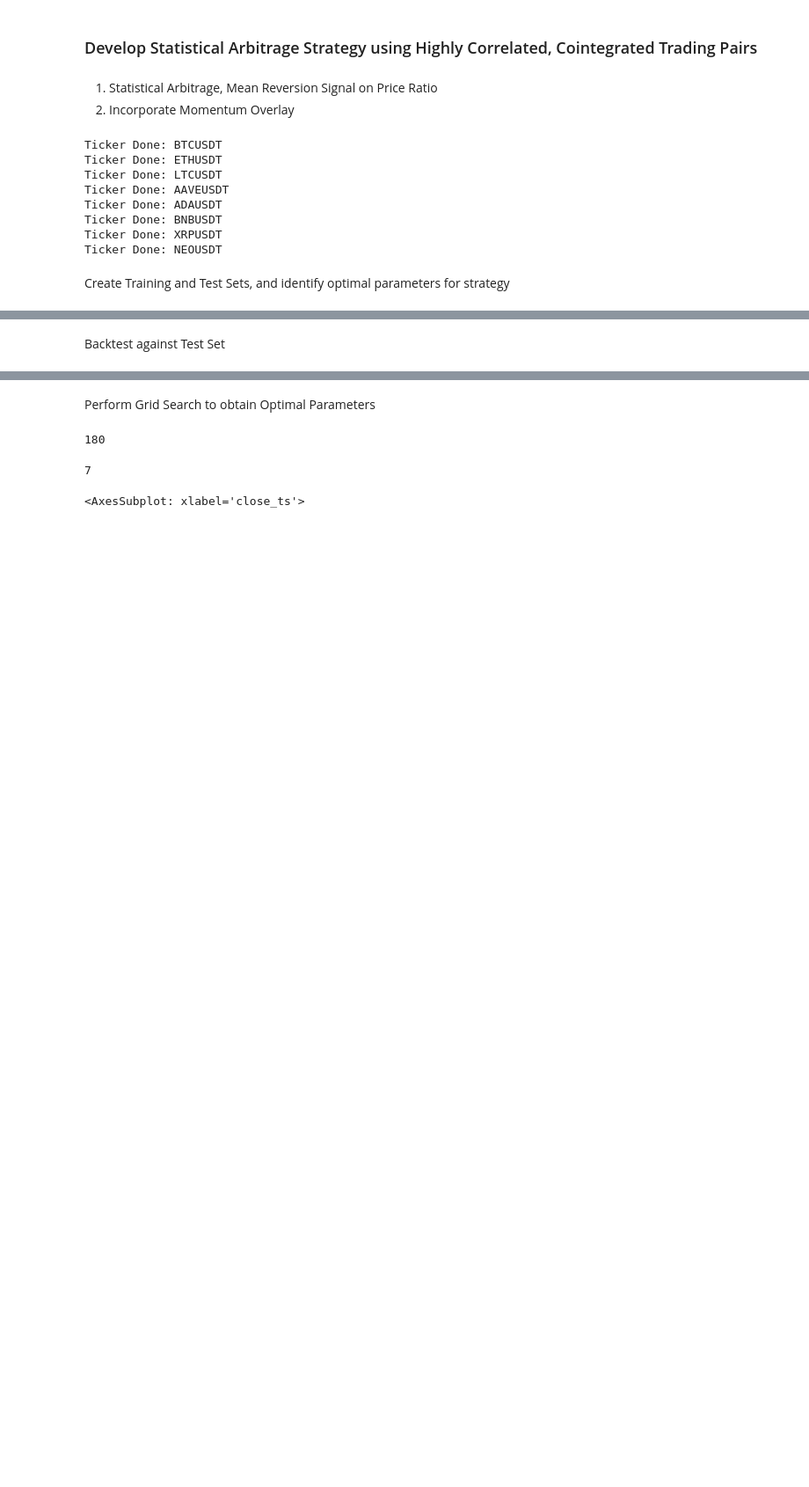
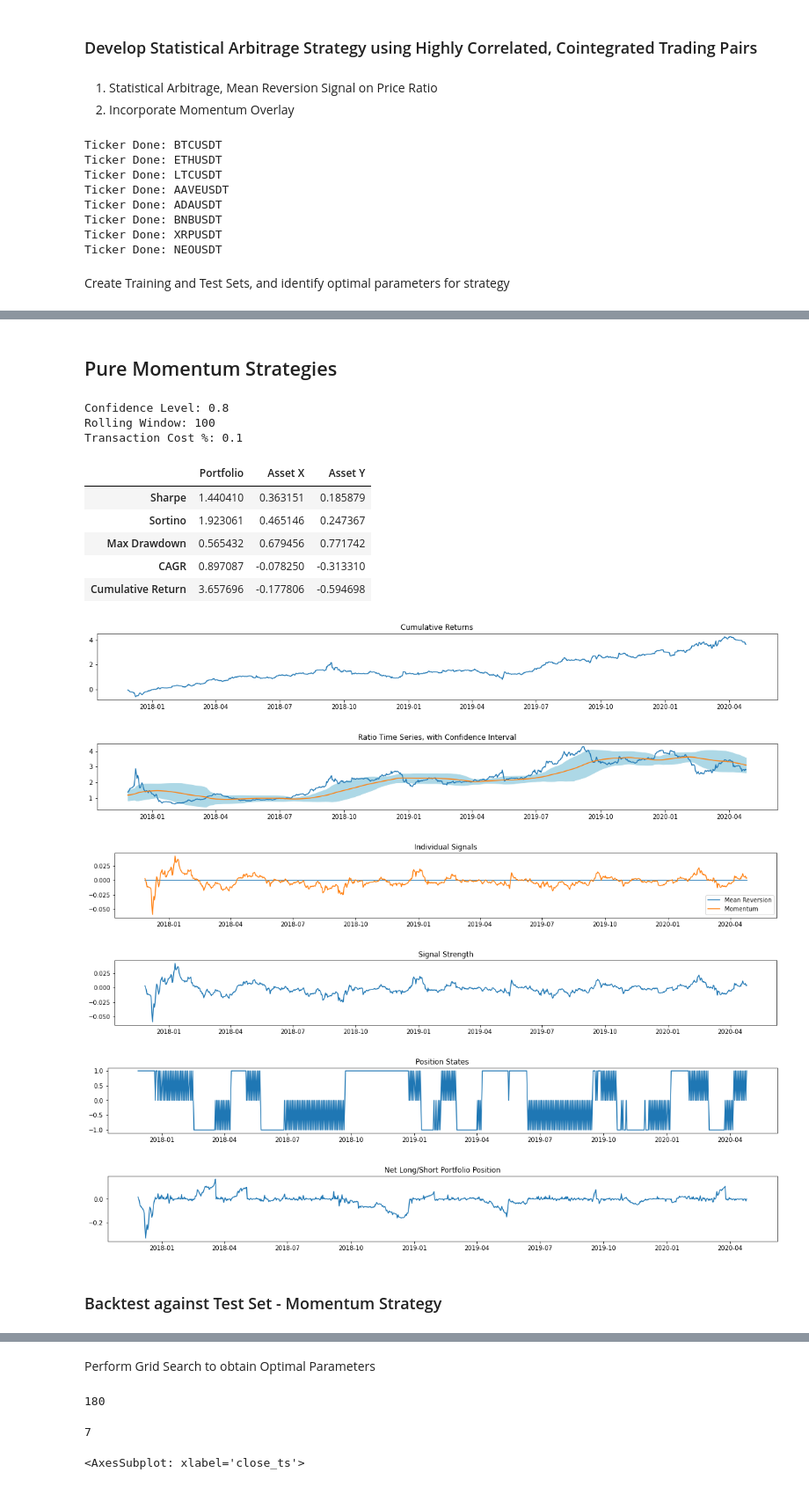
Before and after one commit to kahhongt/QRModules, a Jupyter notebook: StatArb 2 V3.ipynb, the cells around one changed output, grey strips where cells are left out. Shown at 88% size. Drawn from its saved outputs; the diff is of its cells as text; code cells hidden in the pictures; blank space fills up the shorter version.

```diff
--- a/StatArb 2 V3.ipynb
+++ b/StatArb 2 V3.ipynb
@@ -105,5 +135,57 @@ Transaction Cost %: 0.1
+# %% [markdown]
+## Pure Momentum Strategies
+# %%
+confidence = 0.8  # confidence interval, meaning threshold is anything outside of
+window = int(100)  # 100 works, in days
+transaction_cost = 0.001  # assuming 0.1% transaction cost
+w = 5  # rolling interval to calculate hedge ratio
+selected_tickers = ['BTCUSDT', 'ETHUSDT']
+df_subset = df[selected_tickers].dropna(how='any', axis=0)
+
+# train on half
+midpoint = len(df_subset) // 2
+train_df = df_subset[:midpoint]
+test_df = df_subset[midpoint-window-w:]
+
+# initialise mod
+weights = [0, 1]  # 0, 7
+
+# train
+print(f'Confidence Level: {confidence}')
+print(f'Rolling Window: {window}')
+print(f'Transaction Cost %: {transaction_cost * 100}')
+
+dataset = train_df
+mod = StatArb(dataset, interval='day')
+mod.momentum_halflife = 7
+mod.reset()
+mod.generate_signal(window, confidence, weights)
+mod.generate_positions(transaction_cost)
+mod.generate_net_portfolio()
+results = mod.results()
+display(results)
+
+# plot results
+mod.plot_all()
+plt.show()
+# %% [output]
+Confidence Level: 0.8
+Rolling Window: 100
+Transaction Cost %: 0.1
+|  | Portfolio | Asset X | Asset Y |
+| Sharpe | 1.440410 | 0.363151 | 0.185879 |
+| Sortino | 1.923061 | 0.465146 | 0.247367 |
+| Max Drawdown | 0.565432 | 0.679456 | 0.771742 |
+| CAGR | 0.897087 | -0.078250 | -0.313310 |
+| Cumulative Return | 3.657696 | -0.177806 | -0.594698 |
+[figure, added]
+[figure, added]
+[figure, added]
+[figure, added]
+[figure, added]
+[figure, added]
 # %% [markdown]
-Backtest against Test Set
+### Backtest against Test Set - Momentum Strategy
 # %%
 dataset = test_df
 mod = StatArb(dataset, interval='day')
```
Also changed, not shown: parts of 6 cells of this notebook, 1 other file.
